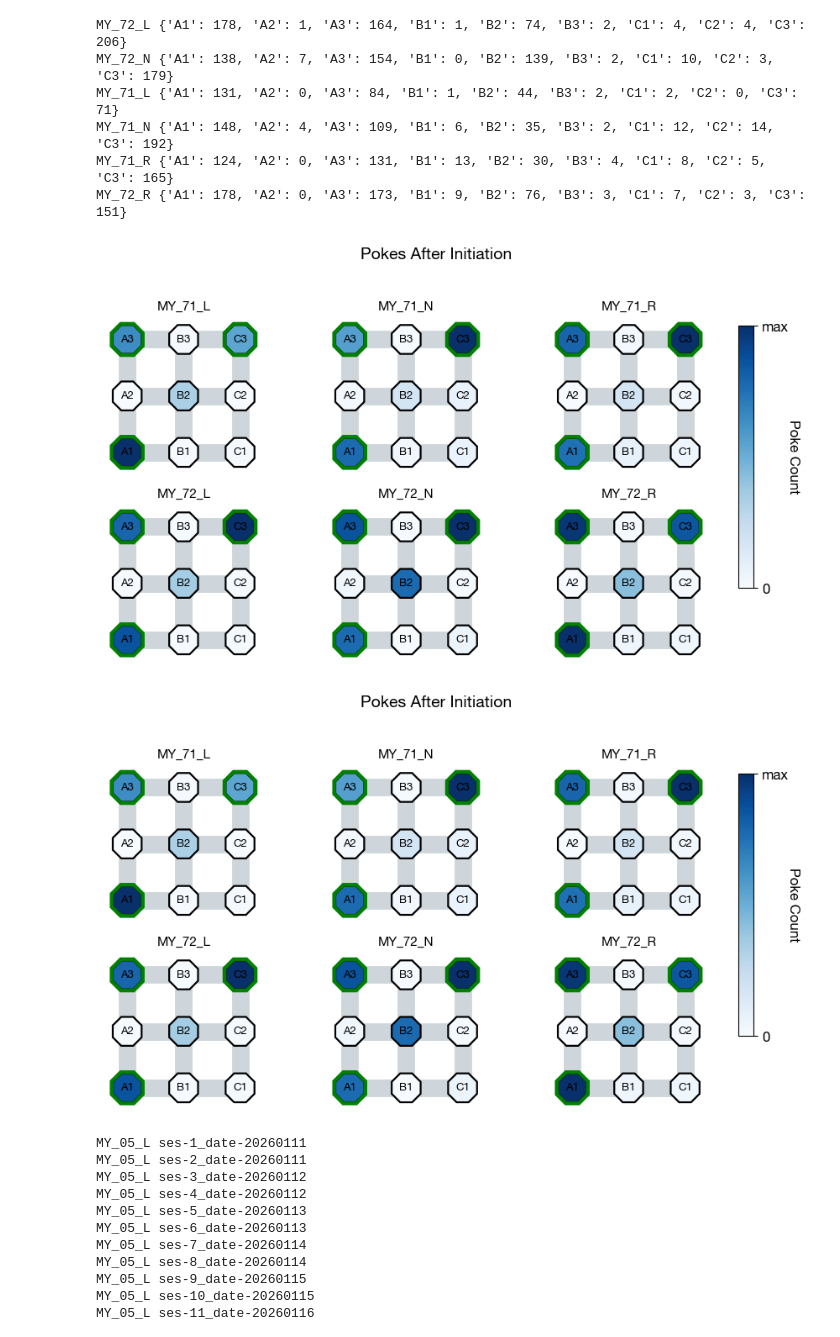
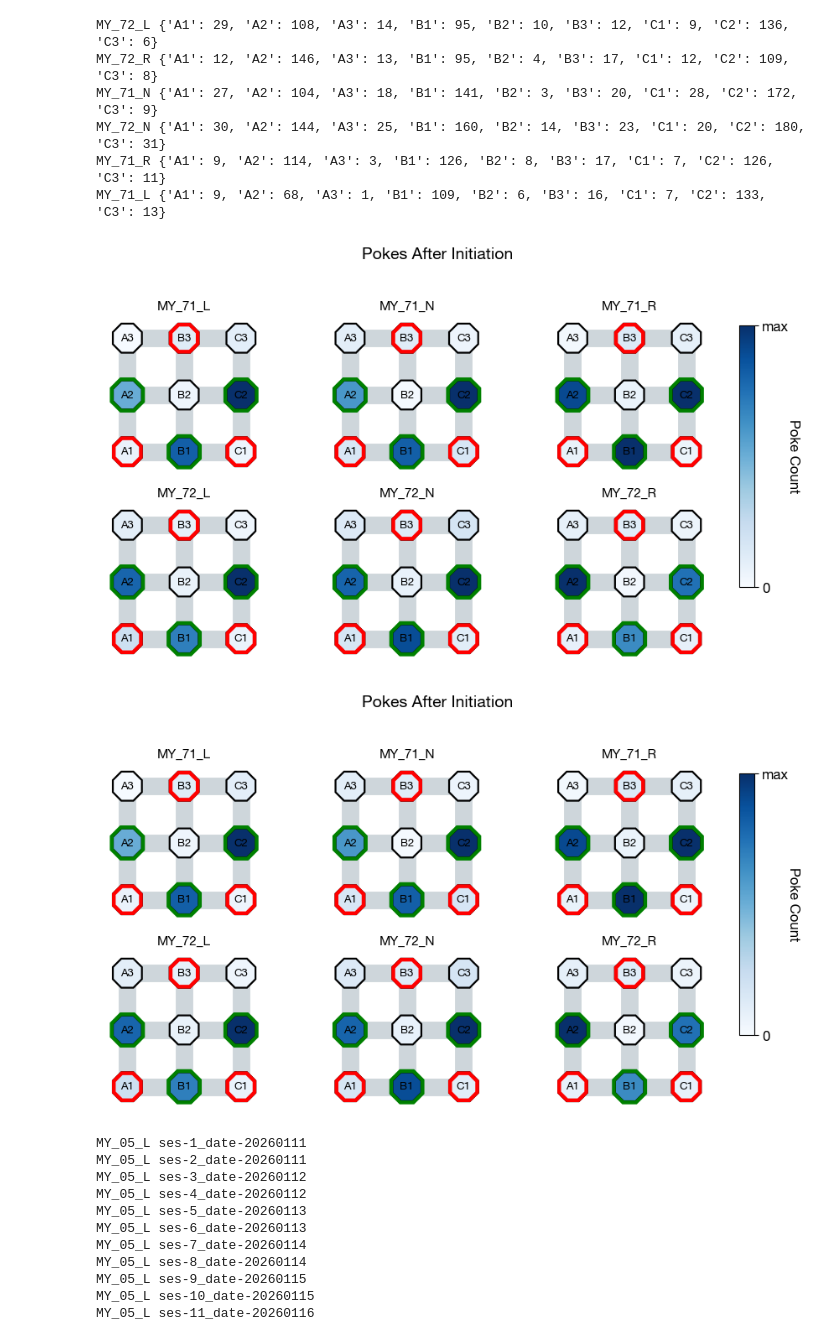
Before and after one commit to megyoung430/magnitude-bandit-analysis, a Jupyter notebook: scripts/fixing_old_analyses_problem2.ipynb, the cells around one changed output. Cells and saved outputs as stored; diff of their text form; code cells hidden in the pictures.

```diff
--- a/scripts/fixing_old_analyses_problem2.ipynb
+++ b/scripts/fixing_old_analyses_problem2.ipynb
@@ -26,11 +26,23 @@ from src.behavior_visualization.plot_num_reversals import *
 from src.behavior_visualization.plot_first_leave_after_good_reversals import *
 from src.behavior_visualization.plot_choice_probs_around_good_reversals import *
 # %%
-cohort = "cohort-01"
-problem_number = 1
 task = "open-field"
-problem = f"problem-{problem_number:02d}"
-root = f"../data/{task}/{cohort}/{problem}/rawdata/"
+
+folder_name = None
+cohort = None
+if task == "grid-maze":
+    cohort = "cohort-02"
+    folder_name = "3x3_maze_blocked_reward_bandit"
+elif task == "open-field":
+    cohort = "cohort-01"
+    folder_name = "3x3_field_blocked_reward_bandit"
+root = f"/Volumes/behrens/meg/{folder_name}/{cohort}/rawdata/"
+
 subjects_data = import_data(root)
-subjects_trials = extract_trials(subjects_data)
+subjects_trials_by_problem = extract_trials_grouped_by_problem(subjects_data)
+if task == "grid-maze" and cohort == "cohort-02":
+    subjects_trials_by_problem = fix_grid_maze_cohort_02_problems(subjects_trials_by_problem)
+
+# quick peek
+list(subjects_trials_by_problem.keys())[:10], len(subjects_trials_by_problem)
 # %% [output]
@@ -54,4 +67,5 @@ subjects_trials = extract_trials(subjects_data)
 # %%
+subjects_trials = subjects_trials_by_problem[1]
 all_subjects = list(subjects_trials.keys())
 avg_num_pokes_across_subjects = {}
 for subject in all_subjects:
@@ -859,6 +870,7 @@ def sum_counters(counters):
     return out
 
 # build: per_mouse_counter_sum[mouse] = summed counter across sessions
+subjects_trials = subjects_trials_by_problem[3]
 per_mouse_counter_sum = {}
 for subject in subjects_trials.keys():
     subj_session_counters = []
@@ -925,48 +926,48 @@ for subject, sessions in subjects_trials.items():
 
         except KeyError as e:
             print(f"Missing key {e} for {subject} {session}")
         except Exception as e:
             print(f"Error for {subject} {session}: {e}")
 
     per_subject[subject] = dict(subj_total)
     print(subject, dict(subj_total))
 
 choice_wells_per_mouse = {
     "MY_04_N": ["A2", "B2", "C2"],
     "MY_05_N": ["A2", "B2", "C2"],
     "MY_04_L": ["A1", "B1", "C1"],
     "MY_05_L": ["A1", "B1", "C1"],
     "MY_04_R": ["A2", "B1", "C2"],
     "MY_05_R": ["A2", "B1", "C2"],
 }
 
 choice_wells_per_mouse = {
-    "MY_71_N": ["A1", "A3", "C3"],
-    "MY_72_N": ["A1", "A3", "C3"],
-    "MY_71_L": ["A1", "A3", "C3"],
-    "MY_72_L": ["A1", "A3", "C3"],
-    "MY_71_R": ["A1", "A3", "C3"],
-    "MY_72_R": ["A1", "A3", "C3"],
+    "MY_71_N": ["A2", "B1", "C2"],
+    "MY_72_N": ["A2", "B1", "C2"],
+    "MY_71_L": ["A2", "B1", "C2"],
+    "MY_72_L": ["A2", "B1", "C2"],
+    "MY_71_R": ["A2", "B1", "C2"],
+    "MY_72_R": ["A2", "B1", "C2"],
 }
 
 plot_maze_heatmaps_per_mouse(
     per_subject,
     title="Pokes After Initiation",
     choice_wells_by_mouse=choice_wells_per_mouse,
-    # choice_wells_red=["A1", "A3", "C3"],        # optional green outlines
+    choice_wells_red=["A1", "B3", "C1"],        # optional green outlines
     cmap="Blues",
     show_counts=False,
     save_path=None,                         # or Path(".../maze_heatmap")
 )
 # %% [output]
-MY_72_L {'A1': 178, 'A2': 1, 'A3': 164, 'B1': 1, 'B2': 74, 'B3': 2, 'C1': 4, 'C2': 4, 'C3': 206}
-MY_72_N {'A1': 138, 'A2': 7, 'A3': 154, 'B1': 0, 'B2': 139, 'B3': 2, 'C1': 10, 'C2': 3, 'C3': 179}
-MY_71_L {'A1': 131, 'A2': 0, 'A3': 84, 'B1': 1, 'B2': 44, 'B3': 2, 'C1': 2, 'C2': 0, 'C3': 71}
-MY_71_N {'A1': 148, 'A2': 4, 'A3': 109, 'B1': 6, 'B2': 35, 'B3': 2, 'C1': 12, 'C2': 14, 'C3': 192}
-MY_71_R {'A1': 124, 'A2': 0, 'A3': 131, 'B1': 13, 'B2': 30, 'B3': 4, 'C1': 8, 'C2': 5, 'C3': 165}
-MY_72_R {'A1': 178, 'A2': 0, 'A3': 173, 'B1': 9, 'B2': 76, 'B3': 3, 'C1': 7, 'C2': 3, 'C3': 151}
+MY_72_L {'A1': 29, 'A2': 108, 'A3': 14, 'B1': 95, 'B2': 10, 'B3': 12, 'C1': 9, 'C2': 136, 'C3': 6}
+MY_72_R {'A1': 12, 'A2': 146, 'A3': 13, 'B1': 95, 'B2': 4, 'B3': 17, 'C1': 12, 'C2': 109, 'C3': 8}
+MY_71_N {'A1': 27, 'A2': 104, 'A3': 18, 'B1': 141, 'B2': 3, 'B3': 20, 'C1': 28, 'C2': 172, 'C3': 9}
+MY_72_N {'A1': 30, 'A2': 144, 'A3': 25, 'B1': 160, 'B2': 14, 'B3': 23, 'C1': 20, 'C2': 180, 'C3': 31}
+MY_71_R {'A1': 9, 'A2': 114, 'A3': 3, 'B1': 126, 'B2': 8, 'B3': 17, 'C1': 7, 'C2': 126, 'C3': 11}
+MY_71_L {'A1': 9, 'A2': 68, 'A3': 1, 'B1': 109, 'B2': 6, 'B3': 16, 'C1': 7, 'C2': 133, 'C3': 13}
-[figure, old version]
+[figure, new version]
-[figure, old version]
+[figure, new version]
 # %%
 import numpy as np
 import matplotlib.pyplot as plt
```
Also changed, not shown: parts of 4 cells of this notebook, 8 other files.
